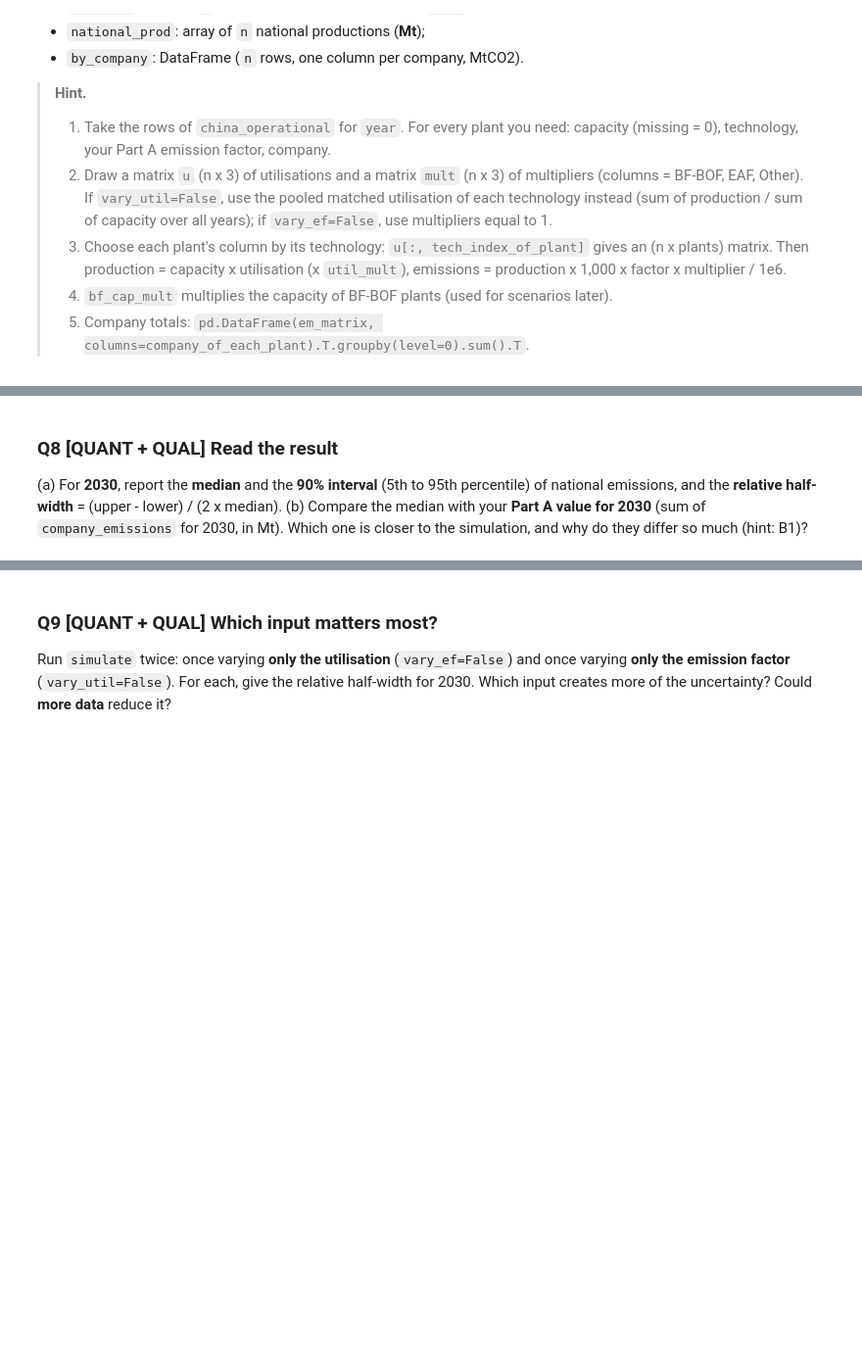
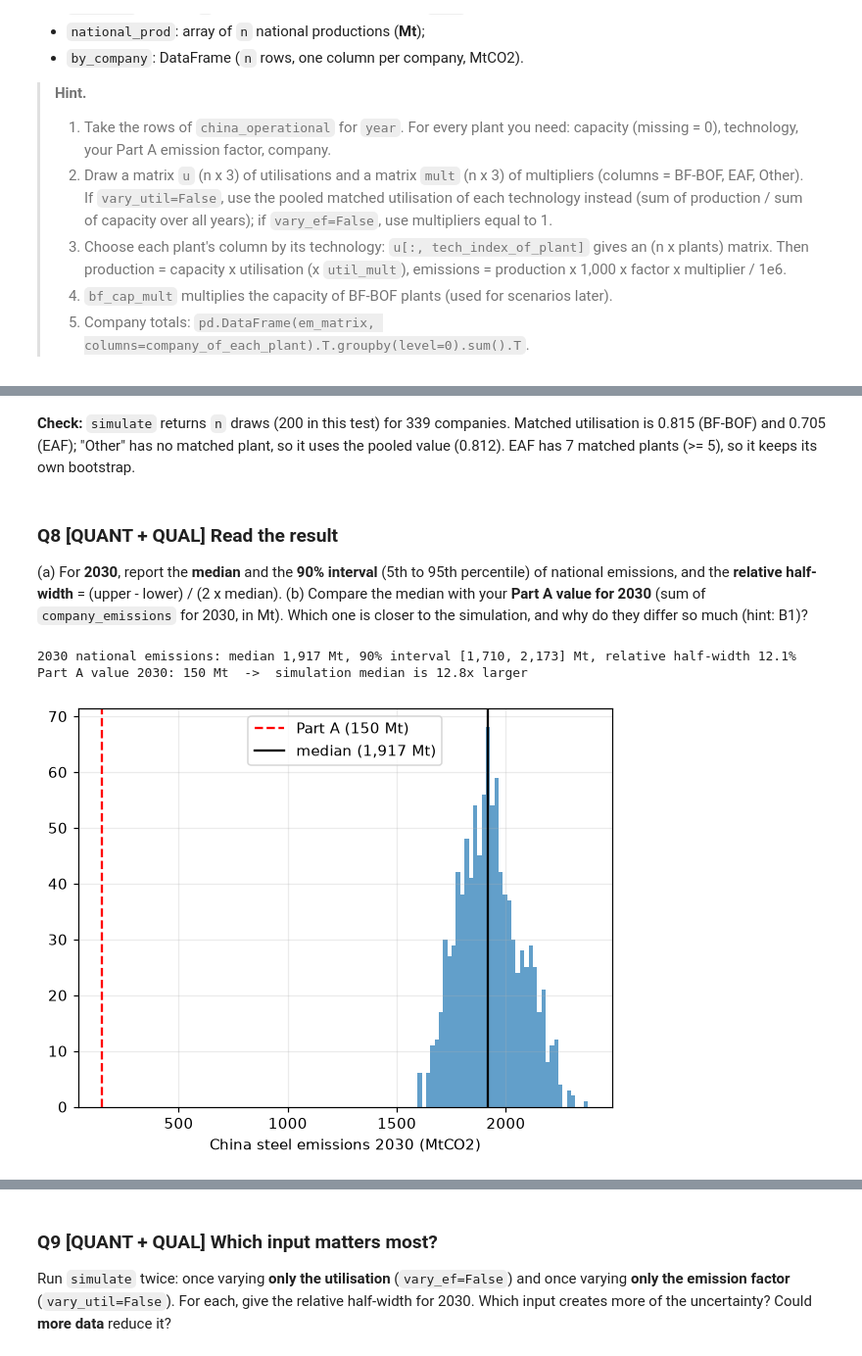
Before and after one commit to Jawadmallat/aidams-lab3-bennjima-gueddas-mallat-sanver-tanaci, a Jupyter notebook: lab3.ipynb, the cells around one changed output, grey strips where cells are left out. Shown at 98% size. Saved outputs shown, nothing was run; the diff lists cells and outputs as text; code cells hidden in the pictures; blank space fills up the shorter version.

```diff
--- a/lab3.ipynb
+++ b/lab3.ipynb
@@ -126,4 +287,8 @@ Create `classify_technology` (function), `china_operational` with a `Technology_
 
 **Goal.** Attribute each technology's utilisation rate to its plants: add `Utilization_rate_tech` and `Estimated_production_ttpa` (= capacity x utilisation) to `china_operational`.
 # %%
-# your code here
+china_operational["Utilization_rate_tech"] = [utilization_by_tech_filled.at[y, t]
+    for y, t in zip(china_operational["Year"], china_operational["Technology_type"])]
+china_operational["Estimated_production_ttpa"] = china_operational["capacity_ttpa"] * china_operational["Utilization_rate_tech"]
+
+china_operational.groupby("Year")["Estimated_production_ttpa"].sum().div(1000).rename("Mt").to_frame().T
@@ -238,4 +504,14 @@ Use only plants that **report production** *and* have a capacity ("matched" plan
 
 > **Hint.** Merge China's `crude_steel` rows with `china_operational[["Plant ID", "Year", capacity]]` on `Plant ID` and `Year`.
 # %%
-# your code here
+cap_plant = china_operational.groupby(["Plant ID", "Year"], as_index=False)["capacity_ttpa"].sum()
+obs_matched = (china_crude.merge(cap_plant, on=["Plant ID", "Year"], how="inner")
+               .query("capacity_ttpa > 0")[["Plant ID", "Year", "Technology_type", "Production_ttpa", "capacity_ttpa"]].copy())
+obs_matched["u"] = obs_matched["Production_ttpa"] / obs_matched["capacity_ttpa"]
+
+g = obs_matched.groupby(["Year", "Technology_type"])[["Production_ttpa", "capacity_ttpa"]].sum()
+utilization_matched = (g["Production_ttpa"] / g["capacity_ttpa"]).unstack()
+
+print(obs_matched.shape, "| matched plants per technology:", obs_matched.groupby("Technology_type")["Plant ID"].nunique().to_dict())
+display(utilization_matched)
+display(obs_matched["u"].describe().to_frame().T)
@@ -261,4 +550,17 @@ We have a matched utilisation for BF-BOF, but it comes from a **sample** of plan
 
 > **Hint.** Sum production and capacity **per plant** first (`groupby("Plant ID")`), then resample plant numbers with `np.random.default_rng(42).integers(0, n_plants, size=(n, n_plants))`; the values of one draw are `prod[idx].sum(1) / cap[idx].sum(1)`. `np.percentile(values, [5, 95])`.
 # %%
-# your code here
+def boot_mean_u(df, n=1000):
+    per_plant = df.groupby("Plant ID")[["Production_ttpa", "capacity_ttpa"]].sum()
+    prod, cap = per_plant["Production_ttpa"].to_numpy(), per_plant["capacity_ttpa"].to_numpy()
+    idx = np.random.default_rng(SEED).integers(0, len(per_plant), size=(n, len(per_plant)))
+    return prod[idx].sum(1) / cap[idx].sum(1)
+
+bf = obs_matched[obs_matched["Technology_type"] == "BF-BOF"]
+small_ids = np.random.default_rng(SEED).choice(bf["Plant ID"].unique(), 10, replace=False)
+
+ci_all = np.percentile(boot_mean_u(bf), [5, 95])
+ci_small = np.percentile(boot_mean_u(bf[bf["Plant ID"].isin(small_ids)]), [5, 95])
+print(f"BF-BOF matched plants: {bf['Plant ID'].nunique()} | pooled utilisation {bf['Production_ttpa'].sum() / bf['capacity_ttpa'].sum():.3f}")
+print(f"ci_all   = [{ci_all[0]:.3f}, {ci_all[1]:.3f}]  width {np.diff(ci_all)[0]:.3f}")
+print(f"ci_small = [{ci_small[0]:.3f}, {ci_small[1]:.3f}]  width {np.diff(ci_small)[0]:.3f}")
@@ -319,9 +686,24 @@ Two uncertain inputs:
+# %% [markdown]
+**Check:** `simulate` returns `n` draws (200 in this test) for 339 companies. Matched utilisation is 0.815 (BF-BOF) and 0.705 (EAF); "Other" has no matched plant, so it uses the pooled value (0.812). EAF has 7 matched plants (>= 5), so it keeps its own bootstrap.
 # %% [markdown]
 ### Q8 [QUANT + QUAL] Read the result
 
 (a) For **2030**, report the **median** and the **90% interval** (5th to 95th percentile) of national emissions, and the **relative half-width** = (upper - lower) / (2 x median). (b) Compare the median with your **Part A value for 2030** (sum of `company_emissions` for 2030, in Mt). Which one is closer to the simulation, and why do they differ so much (hint: B1)?
 # %%
-# your code here
+sim30 = simulate(1000, year=2030)
+lo, med, hi, rel = interval(sim30["national"])
+part_a_2030 = company_emissions.query("Year == 2030")["estimated_emissions_tCO2"].sum() / 1e6
+print(f"2030 national emissions: median {med:,.0f} Mt, 90% interval [{lo:,.0f}, {hi:,.0f}] Mt, relative half-width {rel:.1%}")
+print(f"Part A value 2030: {part_a_2030:,.0f} Mt  ->  simulation median is {med / part_a_2030:.1f}x larger")
+
+plt.hist(sim30["national"], bins=40, color="tab:blue", alpha=0.7)
+plt.axvline(part_a_2030, color="red", ls="--", label=f"Part A ({part_a_2030:,.0f} Mt)")
+plt.axvline(med, color="k", label=f"median ({med:,.0f} Mt)")
+plt.xlabel("China steel emissions 2030 (MtCO2)"); plt.legend(); plt.show()
+# %% [output]
+2030 national emissions: median 1,917 Mt, 90% interval [1,710, 2,173] Mt, relative half-width 12.1%
+Part A value 2030: 150 Mt  ->  simulation median is 12.8x larger
+[figure, added]
 # %% [markdown]
 **Your answer (Q8):**
 
```
Also changed, not shown: parts of 39 cells of this notebook, 1 other file.
